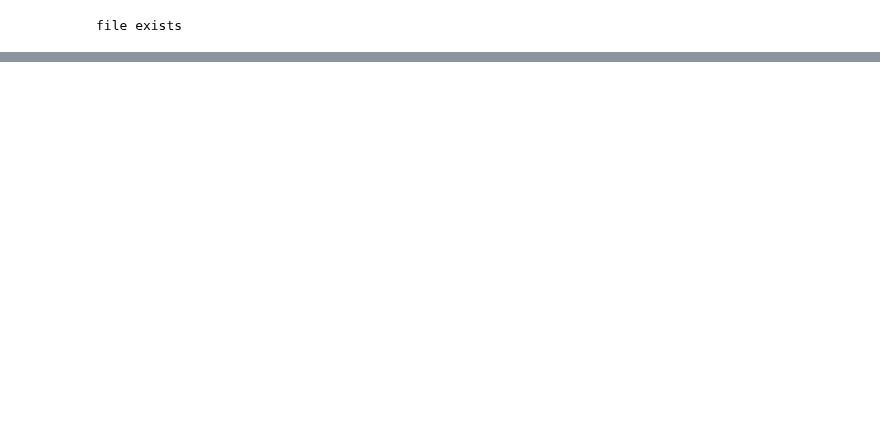
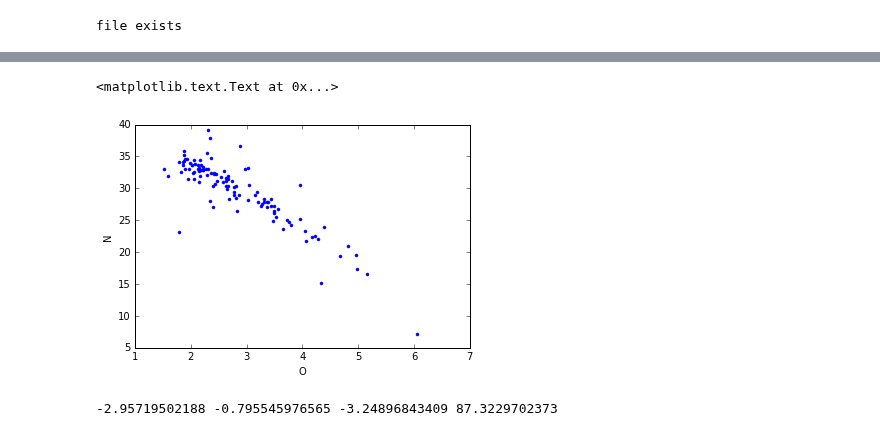
Before and after one commit to SalishSeaCast/analysis, a Jupyter notebook: Elise/exploreDFO_OPDB.ipynb, the cells around one changed output, grey strips where cells are left out. Saved outputs shown, nothing was run; the diff lists cells and outputs as text; code cells hidden in the pictures; blank space fills up the shorter version.

```diff
--- a/Elise/exploreDFO_OPDB.ipynb
+++ b/Elise/exploreDFO_OPDB.ipynb
@@ -259,0 +334,14 @@ plt.ylabel('N')
+# %%
+plt.plot(O,N,'.')
+plt.xlabel('O')
+plt.ylabel('N')
+# %% [output]
+<matplotlib.text.Text at 0x...>
+[figure, added]
+# %%
+a=np.vstack([T,S,O,np.ones(len(T))]).T
+m = np.linalg.lstsq(a,N)[0]
+mT, mS, mO, mC = m
+print(mT, mS, mO, mC)
+# %% [output]
+-2.95719502188 -0.795545976565 -3.24896843409 87.3229702373
```
Also changed, not shown: parts of 34 cells of this notebook.
